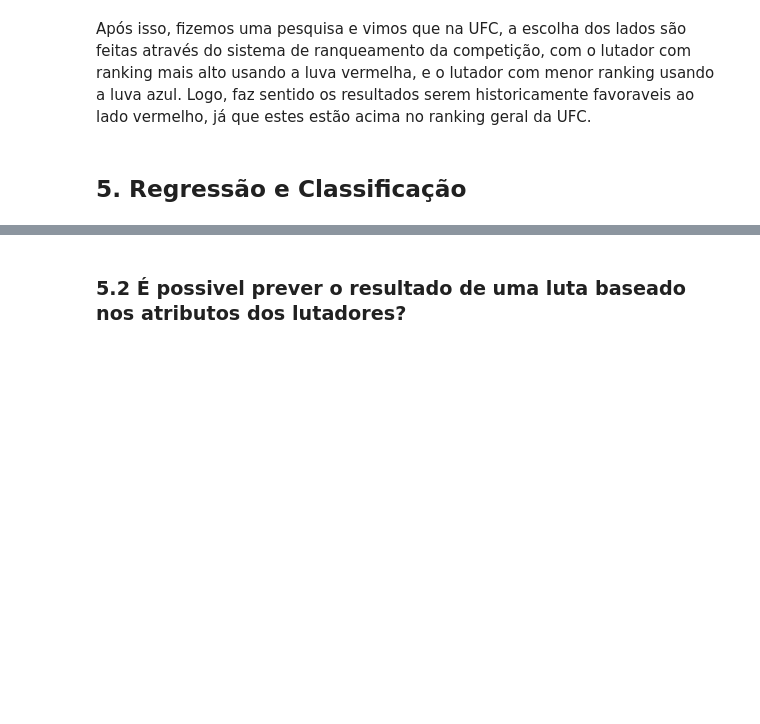
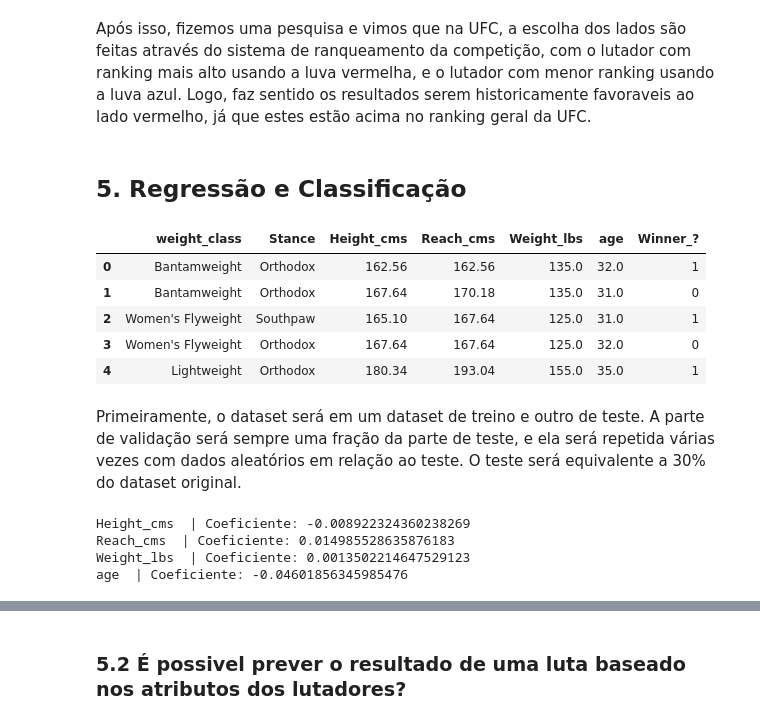
Before and after one commit to Marcos30004347/ICD_Analise_UFC, a Jupyter notebook: Final.ipynb, the cells around one changed output, grey strips where cells are left out. Saved outputs shown, nothing was run; the diff lists cells and outputs as text; code cells hidden in the pictures; blank space fills up the shorter version.

```diff
--- a/Final.ipynb
+++ b/Final.ipynb
@@ -488,0 +497,70 @@ Após isso, fizemos uma pesquisa e vimos que na UFC, a escolha dos lados são fe
+# %%
+dbcopy = data.copy()
+splitRows = pd.DataFrame(columns=['weight_class','Stance','Height_cms',
+                                  'Reach_cms','Weight_lbs','age','Winner_?'])
+
+index1 = 0
+for index,row in dbcopy.iterrows():
+
+    infoRed = []
+    infoBlue = []
+    infoRed.append(row.weight_class)
+    infoBlue.append(row.weight_class)
+
+    infoRed.append(row.R_Stance)
+    infoRed.append(row.R_Height_cms)
+    infoRed.append(row.R_Reach_cms)
+    infoRed.append(row.R_Weight_lbs)
+    infoRed.append(row.R_age)
+
+    infoBlue.append(row.B_Stance)
+    infoBlue.append(row.B_Height_cms)
+    infoBlue.append(row.B_Reach_cms)
+    infoBlue.append(row.B_Weight_lbs)
+    infoBlue.append(row.B_age)
+
+    if(row.Winner == 'Red'):
+        infoRed.append(1)
+        infoBlue.append(0)
+    else:
+        infoRed.append(0)
+        infoBlue.append(1)
+
+    splitRows.loc[index1] = infoRed
+    splitRows.loc[index1+1] = infoBlue
+    index1 = index1 + 2
+
+splitRows = splitRows.dropna()
+splitRows.head()
+# %% [output]
+|  | weight_class | Stance | Height_cms | Reach_cms | Weight_lbs | age | Winner_? |
+| 0 | Bantamweight | Orthodox | 162.56 | 162.56 | 135.0 | 32.0 | 1 |
+| 1 | Bantamweight | Orthodox | 167.64 | 170.18 | 135.0 | 31.0 | 0 |
+| 2 | Women's Flyweight | Southpaw | 165.10 | 167.64 | 125.0 | 31.0 | 1 |
+| 3 | Women's Flyweight | Orthodox | 167.64 | 167.64 | 125.0 | 32.0 | 0 |
+| 4 | Lightweight | Orthodox | 180.34 | 193.04 | 155.0 | 35.0 | 1 |
+# %% [markdown]
+Primeiramente, o dataset será em um dataset de treino e outro de teste. A parte de validação será sempre uma fração da parte de teste, e ela será repetida várias vezes com dados aleatórios em relação ao teste. O teste será equivalente a 30% do dataset original.
+# %%
+X_axis = splitRows
+X_axis = X_axis.drop(columns='Winner_?')
+X_axis = X_axis.drop(columns='Stance')
+X_axis = X_axis.drop(columns='weight_class')
+
+Y_axis = splitRows['Winner_?']
+Y_axis = Y_axis.astype('int')
+
+X_train, X_test, Y_train, Y_test = train_test_split(X_axis, Y_axis, test_size=0.30, random_state=42)
+
+logistic_regression = linear_model.LogisticRegression(solver='lbfgs', max_iter=1000)
+logistic_regression = logistic_regression.fit(X_train, Y_train)
+index = 0
+
+for i in X_axis:
+    print(i ,' | Coeficiente:',logistic_regression.coef_[0][index] )
+    index = index + 1
+# %% [output]
+Height_cms  | Coeficiente: -0.008922324360238269
+Reach_cms  | Coeficiente: 0.014985528635876183
+Weight_lbs  | Coeficiente: 0.0013502214647529123
+age  | Coeficiente: -0.04601856345985476
```
Also changed, not shown: parts of 20 cells of this notebook.
